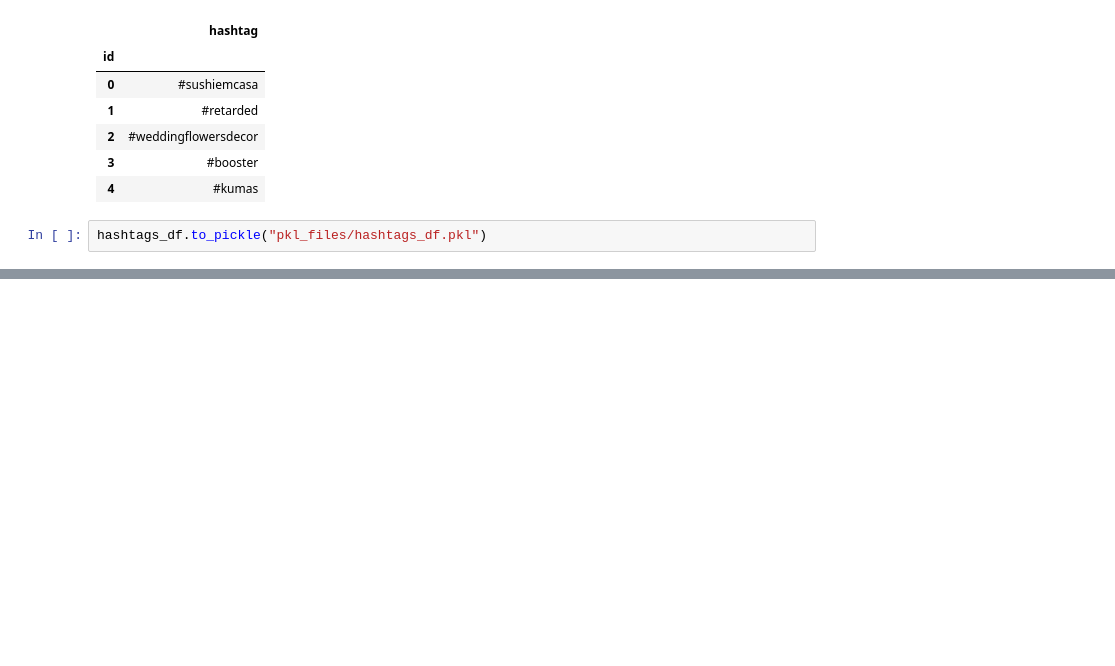
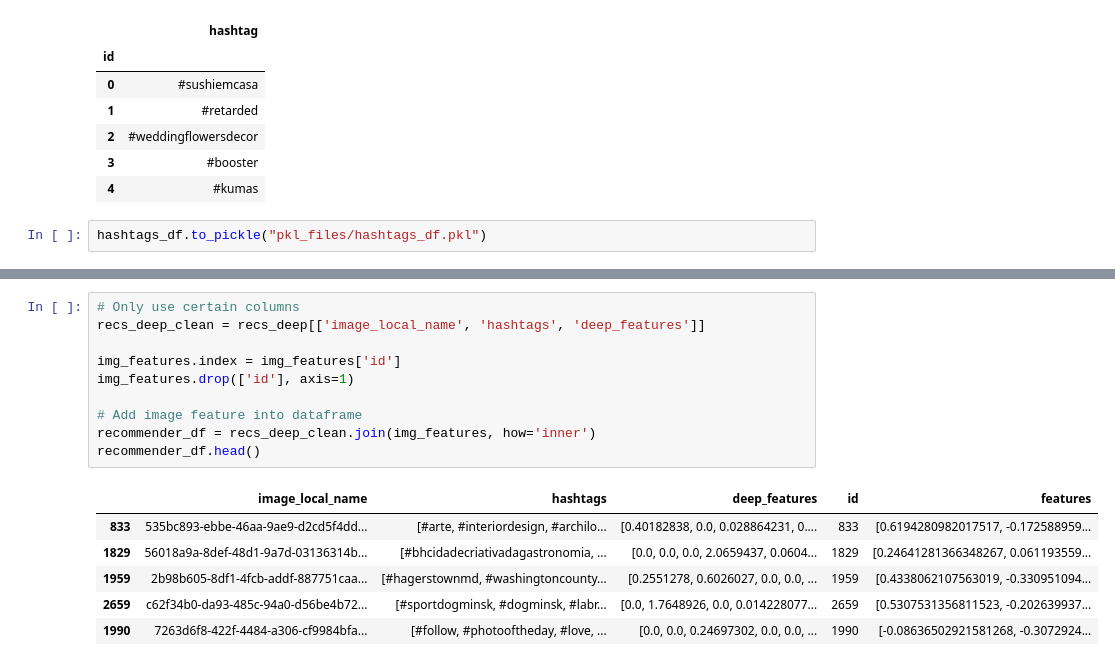
Before and after one commit to AlecMorgan/Automatic-Image-Tagger, a Jupyter notebook: index.ipynb, the cells around one changed output, grey strips where cells are left out. Drawn from its saved outputs; the diff is of its cells as text; blank space fills up the shorter version.

```diff
--- a/index.ipynb
+++ b/index.ipynb
@@ -292,0 +331,17 @@ hashtags_df.to_pickle("pkl_files/hashtags_df.pkl")
+# %%
+# Only use certain columns
+recs_deep_clean = recs_deep[['image_local_name', 'hashtags', 'deep_features']]
+
+img_features.index = img_features['id']
+img_features.drop(['id'], axis=1)
+
+# Add image feature into dataframe
+recommender_df = recs_deep_clean.join(img_features, how='inner')
+recommender_df.head()
+# %% [output]
+|  | image_local_name | hashtags | deep_features | id | features |
+| 833 | 535bc893-ebbe-46aa-9ae9-d2cd5f4dd... | [#arte, #interiordesign, #archilo... | [0.40182838, 0.0, 0.028864231, 0.... | 833 | [0.6194280982017517, -0.172588959... |
+| 1829 | 56018a9a-8def-48d1-9a7d-03136314b... | [#bhcidadecriativadagastronomia, ... | [0.0, 0.0, 0.0, 2.0659437, 0.0604... | 1829 | [0.24641281366348267, 0.061193559... |
+| 1959 | 2b98b605-8df1-4fcb-addf-887751caa... | [#hagerstownmd, #washingtoncounty... | [0.2551278, 0.6026027, 0.0, 0.0, ... | 1959 | [0.4338062107563019, -0.330951094... |
+| 2659 | c62f34b0-da93-485c-94a0-d56be4b72... | [#sportdogminsk, #dogminsk, #labr... | [0.0, 1.7648926, 0.0, 0.014228077... | 2659 | [0.5307531356811523, -0.202639937... |
+| 1990 | 7263d6f8-422f-4484-a306-cf9984bfa... | [#follow, #photooftheday, #love, ... | [0.0, 0.0, 0.24697302, 0.0, 0.0, ... | 1990 | [-0.08636502921581268, -0.3072924... |
```
Also changed, not shown: parts of 20 cells of this notebook, 2 other files.
